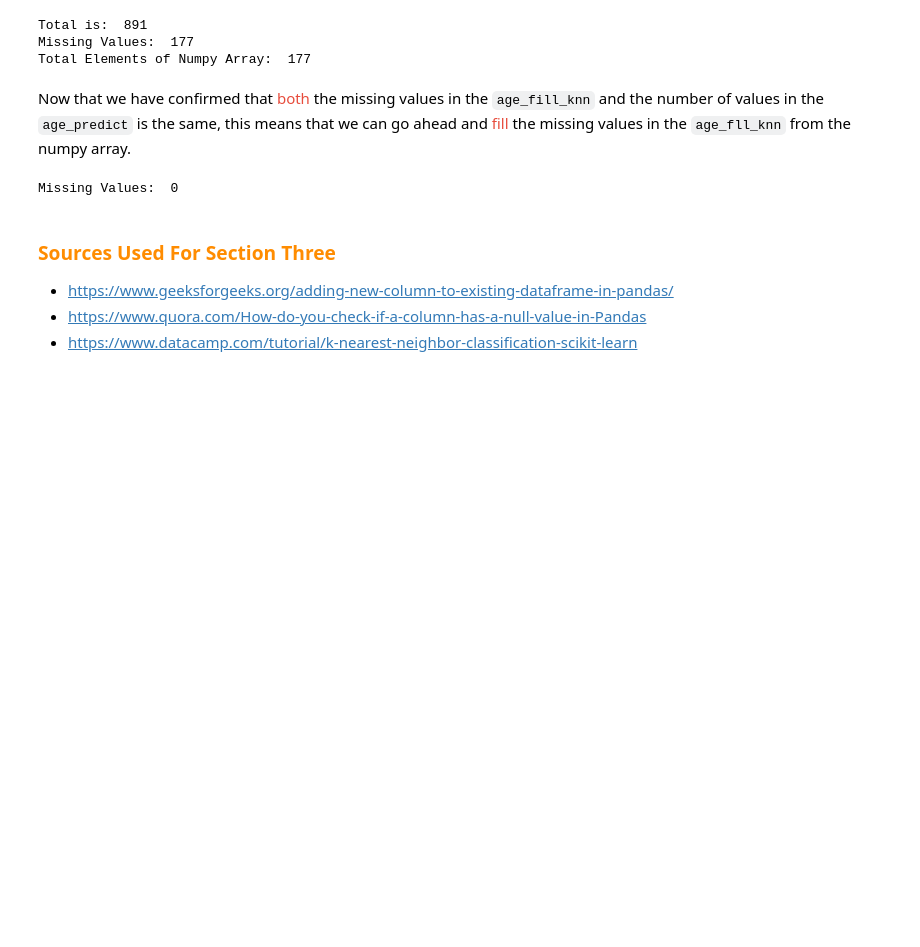
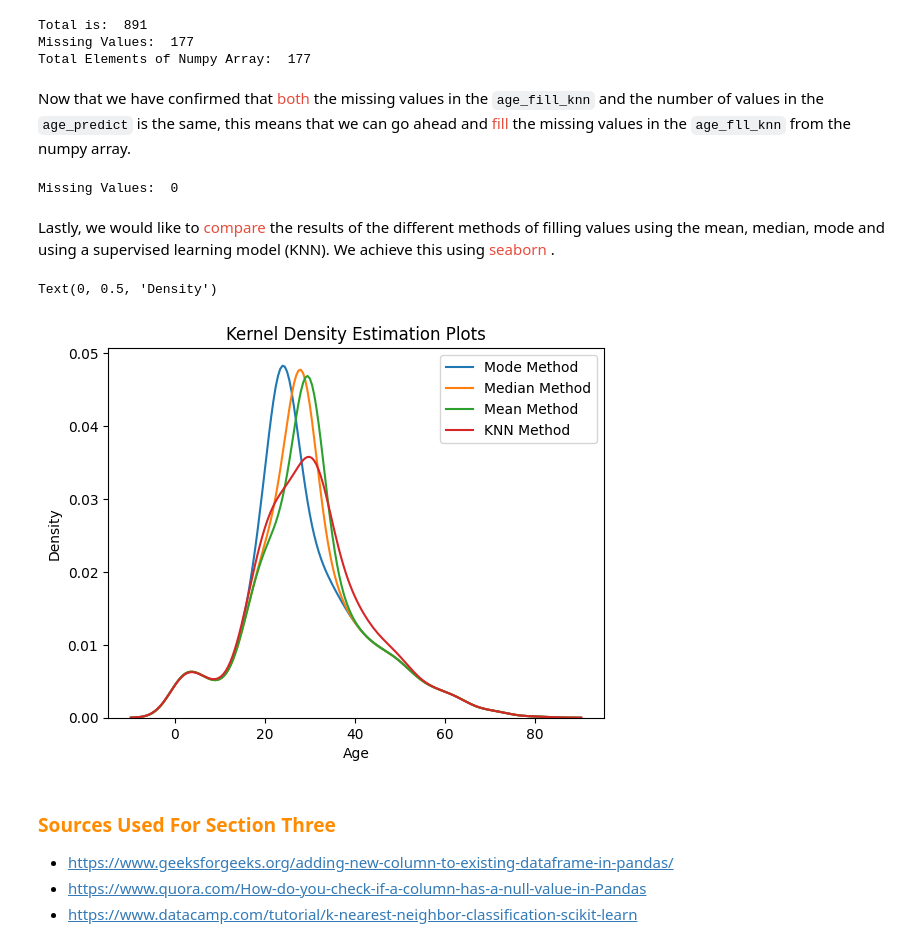
Before and after one commit to chowdhuryj-github/DataScienceDataAnalysis, a Jupyter notebook: wk_02/lab/titanic.ipynb, the cells around one changed output. Drawn from its saved outputs; the diff is of its cells as text; code cells hidden in the pictures; blank space fills up the shorter version.

Commit message:
plot commit

```diff
--- a/wk_02/lab/titanic.ipynb
+++ b/wk_02/lab/titanic.ipynb
@@ -473,6 +473,31 @@ print("Missing Values: ", new_missing_value_knn)
 titanic_df.to_csv("new_titanic.csv")
 # %% [output]
 Missing Values:  0
+# %% [markdown]
+Lastly, we would like to <font color = '#e74c3c'> compare </font> the results of the different methods of filling values using the mean, median, mode and using a supervised learning model (KNN). We achieve this using <font color = '#e74c3c'> seaborn </font>.
+# %%
+# plotting the method of filling in the values using mode
+sns.kdeplot(data=titanic_df['Age_fill_mode'], label="Mode Method")
+
+# plotting the method of filling in the value using median
+sns.kdeplot(data=titanic_df['Age_fill_median'], label="Median Method")
+
+# plotting the method of filling in the value using mean
+sns.kdeplot(data=titanic_df['Age_fill_mean'], label="Mean Method")
+
+# plotting the method of filling in the value using knn
+sns.kdeplot(data=titanic_df['Age_fill_knn'], label="KNN Method")
+
+# setting the legend
+plt.legend()
+
+# setting the x and y axes and title
+plt.title("Kernel Density Estimation Plots")
+plt.xlabel("Age")
+plt.ylabel("Probability Density")
+# %% [output]
+Text(0, 0.5, 'Density')
+[figure, added]
 # %% [markdown]
 ### <font color='#FF8C00'> Sources Used For Section Three </font>
 - https://www.geeksforgeeks.org/adding-new-column-to-existing-dataframe-in-pandas/
```
Also changed, not shown: parts of 1 cell of this notebook.
